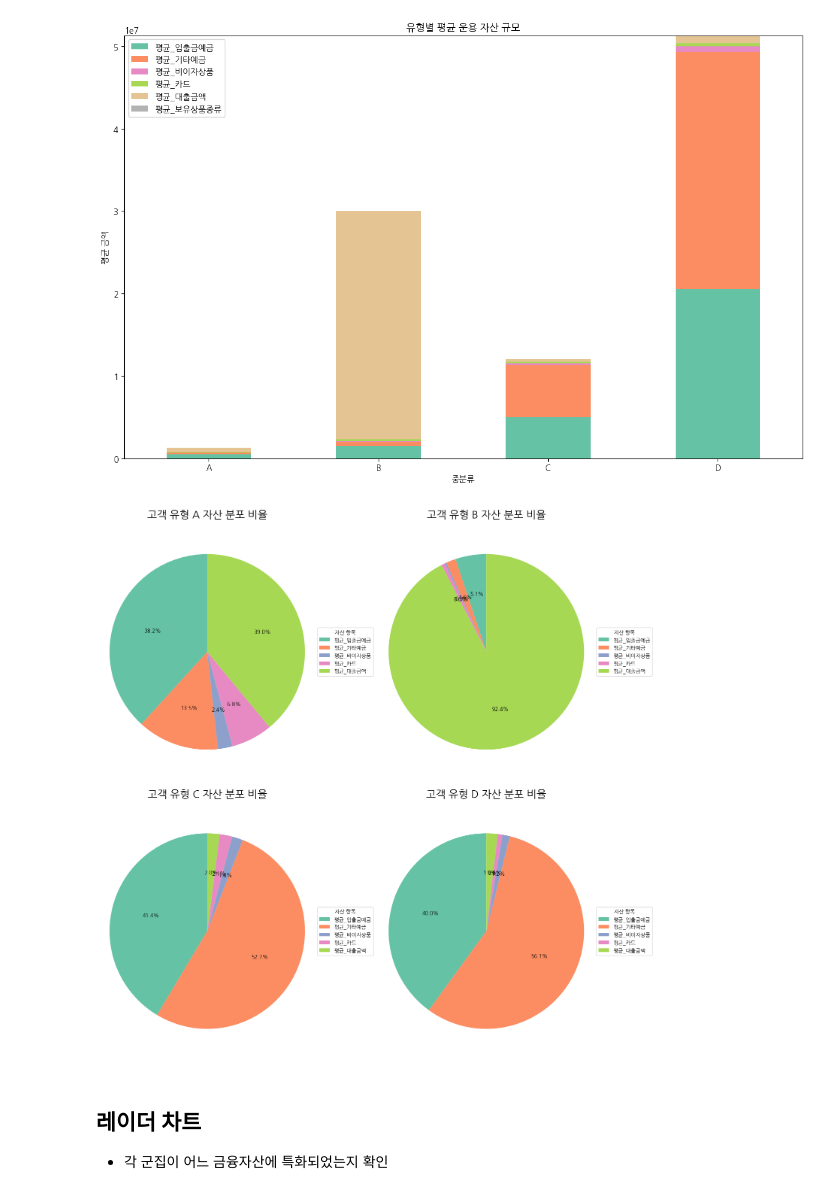
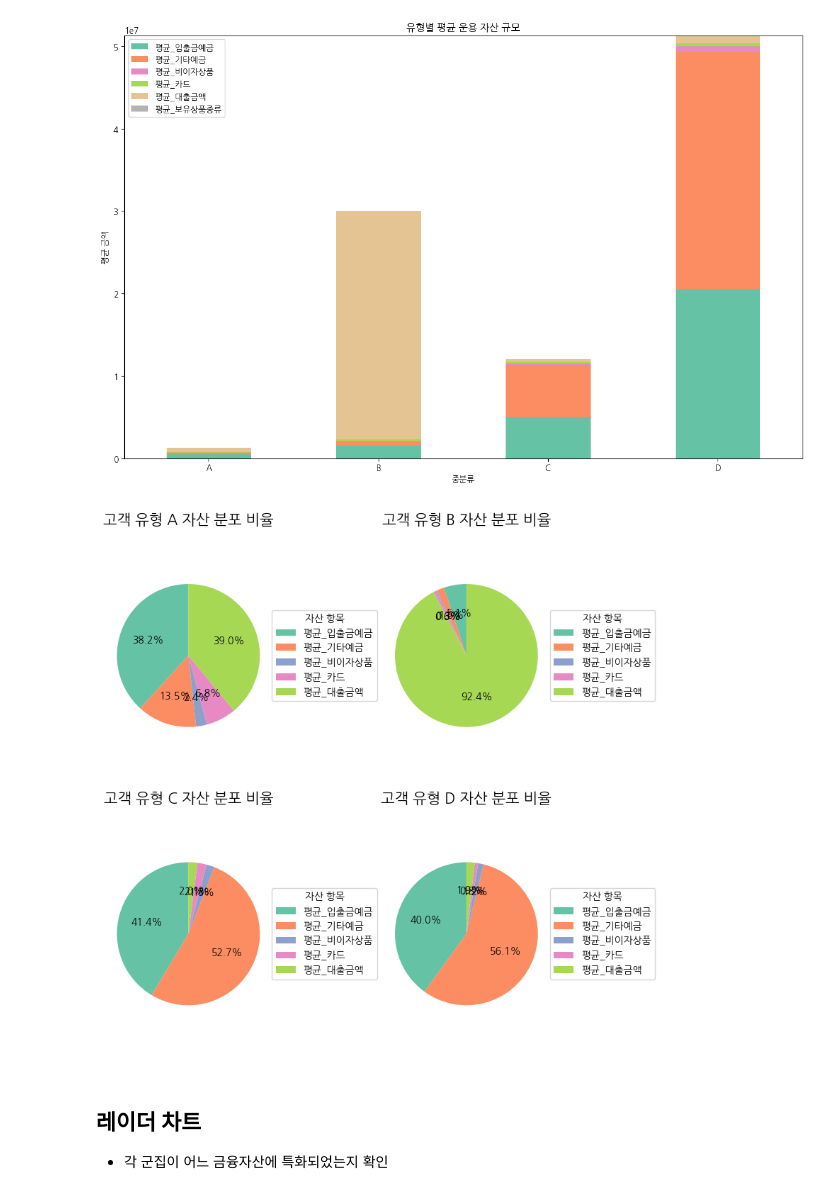
Before and after one commit to shs1018/iM_DiGital_Banker_academy, a Jupyter notebook: projects/iMBank_pj5/presentation_REC.ipynb, the cells around one changed output. Saved outputs shown, nothing was run; the diff lists cells and outputs as text; code cells hidden in the pictures.

```diff
--- a/projects/iMBank_pj5/presentation_REC.ipynb
+++ b/projects/iMBank_pj5/presentation_REC.ipynb
@@ -496,7 +498,7 @@ def aggregate_customer_data_all(df: pl.DataFrame) -> pl.DataFrame:
 # %%
 # 필요 칼럼 분류
-
-clustering_origin = 상품집계_고객집계_클러스터링전[['고객ID', '연령대', '평균_입출금예금', '평균_기타예금', '평균_비이자상품', '평균_카드', '평균_대출금액', '평균_보유상품종류']].clone()
+df_tmp = pl.read_csv('data/상품집계_고객집계.csv')
+clustering_origin = df_tmp[['고객ID', '연령대', '평균_입출금예금', '평균_기타예금', '평균_비이자상품', '평균_카드', '평균_대출금액', '평균_보유상품종류']].clone()
 # %% [markdown]
 # 비지도학습 기반 분류
 - 평균_입출금예금, 평균_기타예금, 평균_비이자상품, 평균_카드, 평균_대출, 평균_보유상품종류, best k 찾기
@@ -732,3 +776,7 @@ data_tmp = dat_1.drop(columns=['고객ID', '거래기간(개월)', '평균_총
+# %%
+import pandas as pd
+
+dat_1 = df_tmp.to_pandas().copy() #메인 데이터 데이터프레임 화
 # %% [markdown]
 ## 각 유형 그룹 별 금융 자산 비교
 - 각 금융 자산별로 시각화 자료를 그려 해당 금융 자산 내에서의 특정 그룹의 이용액, 분포 등을 관측한다.
@@ -806,24 +854,24 @@ plt.show()
 # %%
 # 자산 관련 열 선택
 asset_columns = ['평균_입출금예금', '평균_기타예금', '평균_비이자상품', '평균_카드', '평균_대출금액']
 
 # 각 자산의 총합 계산
 asset_totals = dat_1.groupby('중분류')[asset_columns].mean()
 
 # 각 행을 하나의 파이 차트로 그리시오.
-fig, axs = plt.subplots(2, 2, figsize=(15, 15))
+fig, axs = plt.subplots(2, 2, figsize=(8, 8))
 for i, (index, row) in enumerate(asset_totals.iterrows()):
     row_idx = i // 2
     col_idx = i % 2
     wedges, texts, autotexts = axs[row_idx, col_idx].pie(row, autopct='%1.1f%%', startangle=90, colors=color_palette)
-    axs[row_idx, col_idx].set_title(f'고객 유형 {index} 자산 분포 비율', fontsize = 20)
+    axs[row_idx, col_idx].set_title(f'고객 유형 {index} 자산 분포 비율', fontsize = 15)
     axs[row_idx, col_idx].axis('equal')
     axs[row_idx, col_idx].legend(wedges, asset_columns, title='자산 항목', loc='center left', bbox_to_anchor=(1, 0.5))  # 범례 추가
 plt.subplots_adjust(hspace=0.000001)
 plt.tight_layout()
 plt.show()
 # %% [output]
-[figure, old version]
+[figure, new version]
 # %% [markdown]
 ## 레이더 차트
 - 각 군집이 어느 금융자산에 특화되었는지 확인
```
Also changed, not shown: parts of 23 cells of this notebook, 2 other files.
